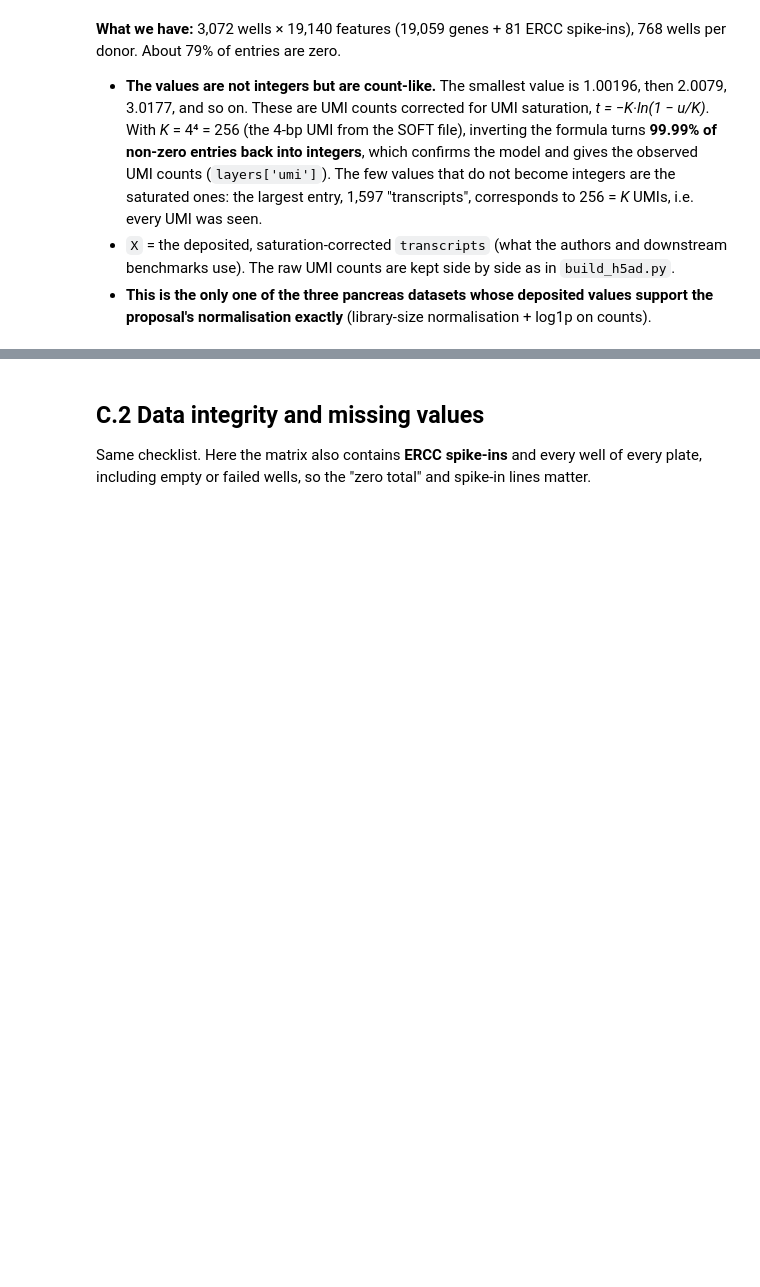
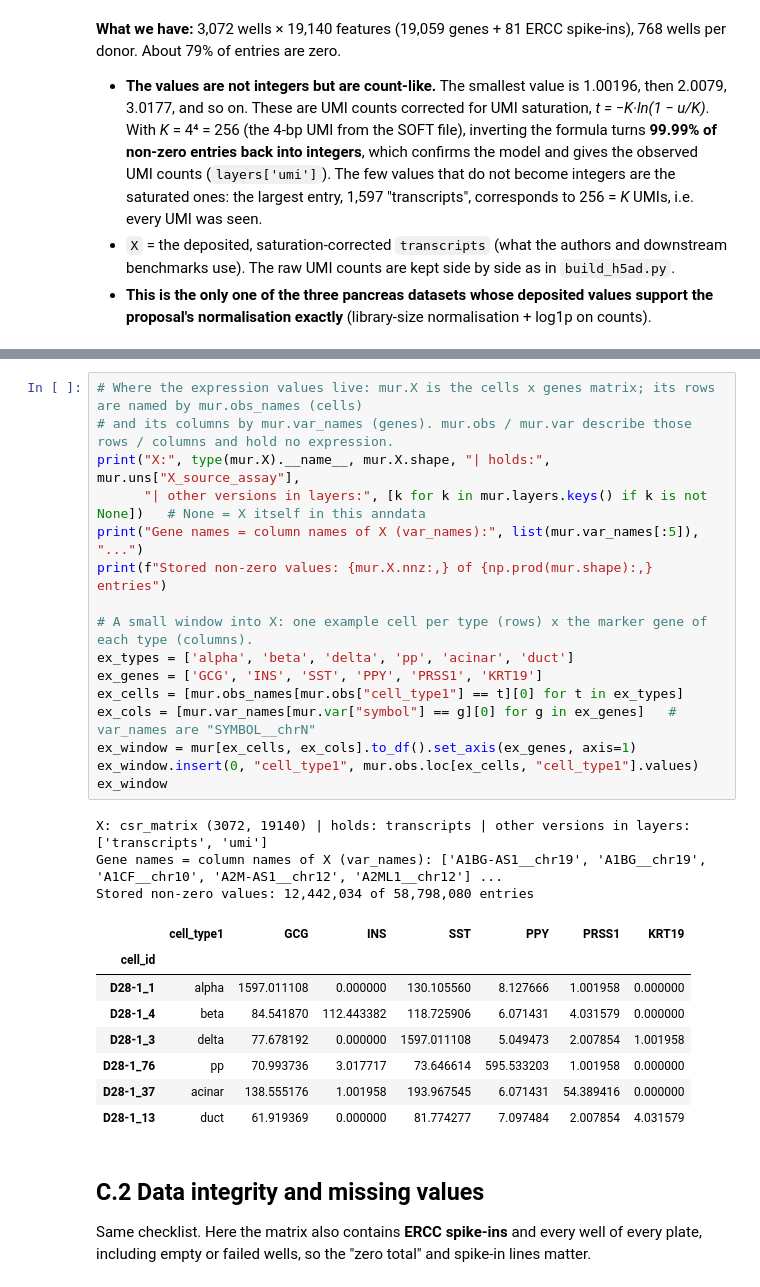
Before and after one commit to arfilimonovtem-dev/cell-type-annotaion-benchmark, a Jupyter notebook: data_preview_dataset_B_and_C.ipynb, the cells around one changed output, grey strips where cells are left out. Drawn from its saved outputs; the diff is of its cells as text; blank space fills up the shorter version.

```diff
--- a/data_preview_dataset_B_and_C.ipynb
+++ b/data_preview_dataset_B_and_C.ipynb
@@ -923,3 +960,31 @@ Wells per donor: {'D28': 768, 'D29': 768, 'D30': 768, 'D31': 768} | libraries: 3
+# %%
+# Where the expression values live: mur.X is the cells x genes matrix; its rows are named by mur.obs_names (cells)
+# and its columns by mur.var_names (genes). mur.obs / mur.var describe those rows / columns and hold no expression.
+print("X:", type(mur.X).__name__, mur.X.shape, "| holds:", mur.uns["X_source_assay"],
+      "| other versions in layers:", [k for k in mur.layers.keys() if k is not None])   # None = X itself in this anndata
+print("Gene names = column names of X (var_names):", list(mur.var_names[:5]), "...")
+print(f"Stored non-zero values: {mur.X.nnz:,} of {np.prod(mur.shape):,} entries")
+
+# A small window into X: one example cell per type (rows) x the marker gene of each type (columns).
+ex_types = ['alpha', 'beta', 'delta', 'pp', 'acinar', 'duct']
+ex_genes = ['GCG', 'INS', 'SST', 'PPY', 'PRSS1', 'KRT19']
+ex_cells = [mur.obs_names[mur.obs["cell_type1"] == t][0] for t in ex_types]
+ex_cols = [mur.var_names[mur.var["symbol"] == g][0] for g in ex_genes]   # var_names are "SYMBOL__chrN"
+ex_window = mur[ex_cells, ex_cols].to_df().set_axis(ex_genes, axis=1)
+ex_window.insert(0, "cell_type1", mur.obs.loc[ex_cells, "cell_type1"].values)
+ex_window
+# %% [output]
+X: csr_matrix (3072, 19140) | holds: transcripts | other versions in layers: ['transcripts', 'umi']
+Gene names = column names of X (var_names): ['A1BG-AS1__chr19', 'A1BG__chr19', 'A1CF__chr10', 'A2M-AS1__chr12', 'A2ML1__chr12'] ...
+Stored non-zero values: 12,442,034 of 58,798,080 entries
+|  | cell_type1 | GCG | INS | SST | PPY | PRSS1 | KRT19 |
+| cell_id |  |  |  |  |  |  |  |
+| D28-1_1 | alpha | 1597.011108 | 0.000000 | 130.105560 | 8.127666 | 1.001958 | 0.000000 |
+| D28-1_4 | beta | 84.541870 | 112.443382 | 118.725906 | 6.071431 | 4.031579 | 0.000000 |
+| D28-1_3 | delta | 77.678192 | 0.000000 | 1597.011108 | 5.049473 | 2.007854 | 1.001958 |
+| D28-1_76 | pp | 70.993736 | 3.017717 | 73.646614 | 595.533203 | 1.001958 | 0.000000 |
+| D28-1_37 | acinar | 138.555176 | 1.001958 | 193.967545 | 6.071431 | 54.389416 | 0.000000 |
+| D28-1_13 | duct | 61.919369 | 0.000000 | 81.774277 | 7.097484 | 2.007854 | 4.031579 |
 # %% [markdown]
 ## C.2 Data integrity and missing values
 Same checklist. Here the matrix also contains **ERCC spike-ins** and every well of every plate, including empty or
```
Also changed, not shown: parts of 3 cells of this notebook, 4 other files.
